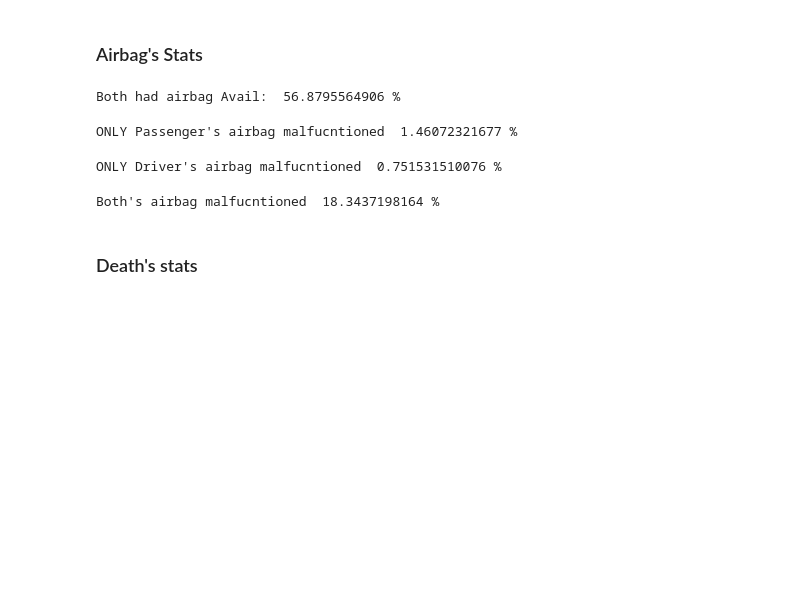
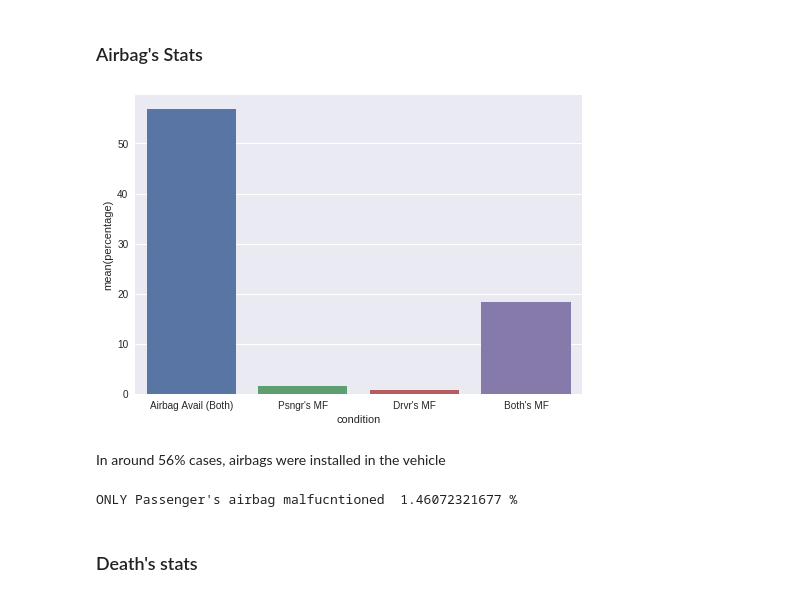
Before and after one commit to sohaibomr/data_analysis-FARS, a Jupyter notebook: sa_eda_fars.ipynb, the cells around one changed output. Cells and saved outputs as stored; diff of their text form; code cells hidden in the pictures; blank space fills up the shorter version.

Commit message:
ploting airbag malfunctioning

```diff
--- a/sa_eda_fars.ipynb
+++ b/sa_eda_fars.ipynb
@@ -129,12 +129,42 @@ count_plot('D_Restraint', 'x', data, 'show')
 [figure]
 # %% [markdown]
 ### Airbag's Stats
-# %%
-filter_ = (data.D_airbagAvail == 'yes') & (data.airbagAvail == 'yes')
-airbag_data = data[filter_]
-print 'Both had airbag Avail: ', getPecentage(airbag_data, data), '%'
-# %% [output]
-Both had airbag Avail:  56.8795564906 %
+# %%
+def showAirbagStats(data):
+    filter_ = (data.D_airbagAvail == 'yes') & (data.airbagAvail == 'yes')
+    airbag_data = data[filter_]
+
+    condition = ['Airbag Avail (Both)', 'Psngr\'s MF', 'Drvr\'s MF', 'Both\'s MF']
+    percetage = []
+
+#     print 'Both had airbag Avail: ', getPecentage(airbag_data, data), '%'
+    percetage.append(getPecentage(airbag_data, data))
+
+    filter_ = (airbag_data.D_airbagDeploy == 'yes') & (airbag_data.airbagDeploy == 'no')
+# print 'ONLY Passenger\'s airbag malfucntioned ', getPecentage(airbag_data[filter_], data), '%'
+    percetage.append(getPecentage(airbag_data[filter_], data))
+
+    filter_ = (airbag_data.D_airbagDeploy == 'no') & (airbag_data.airbagDeploy == 'yes')
+    # print 'ONLY Driver\'s airbag malfucntioned ', getPecentage(airbag_data[filter_], data), '%'
+    percetage.append(getPecentage(airbag_data[filter_], data))
+
+    filter_ = (data.D_airbagDeploy == 'no') & (data.airbagDeploy == 'no')
+    # print 'Both\'s airbag malfucntioned ', getPecentage(airbag_data[filter_], data), '%'
+    percetage.append(getPecentage(airbag_data[filter_], data))
+
+    df = pd.DataFrame()
+    df['condition'] = condition
+    df['percentage'] = percetage
+
+    return df
+
+# count_plot('percentage', 'x', showAirbagStats(da), 'show')
+sns.barplot(x="condition", y="percentage", data=showAirbagStats(data))
+plt.show()
+# %% [output]
+[figure, added]
+# %% [markdown]
+In around 56% cases, airbags were installed in the vehicle
 # %%
 filter_ = (airbag_data.D_airbagDeploy == 'yes') & (airbag_data.airbagDeploy == 'no')
 print 'ONLY Passenger\'s airbag malfucntioned ', getPecentage(airbag_data[filter_], data), '%'
@@ -141,15 +177,5 @@ print 'ONLY Passenger\'s airbag malfucntioned ', getPecentage(airbag_data[filter
 # %% [output]
 ONLY Passenger's airbag malfucntioned  1.46072321677 %
-# %%
-filter_ = (airbag_data.D_airbagDeploy == 'no') & (airbag_data.airbagDeploy == 'yes')
-print 'ONLY Driver\'s airbag malfucntioned ', getPecentage(airbag_data[filter_], data), '%'
-# %% [output]
-ONLY Driver's airbag malfucntioned  0.751531510076 %
-# %%
-filter_ = (data.D_airbagDeploy == 'no') & (data.airbagDeploy == 'no')
-print 'Both\'s airbag malfucntioned ', getPecentage(airbag_data[filter_], data), '%'
-# %% [output]
-Both's airbag malfucntioned  18.3437198164 %
 # %% [markdown]
 ### Death's stats
 # %%
```
Also changed, not shown: parts of 6 cells of this notebook.
